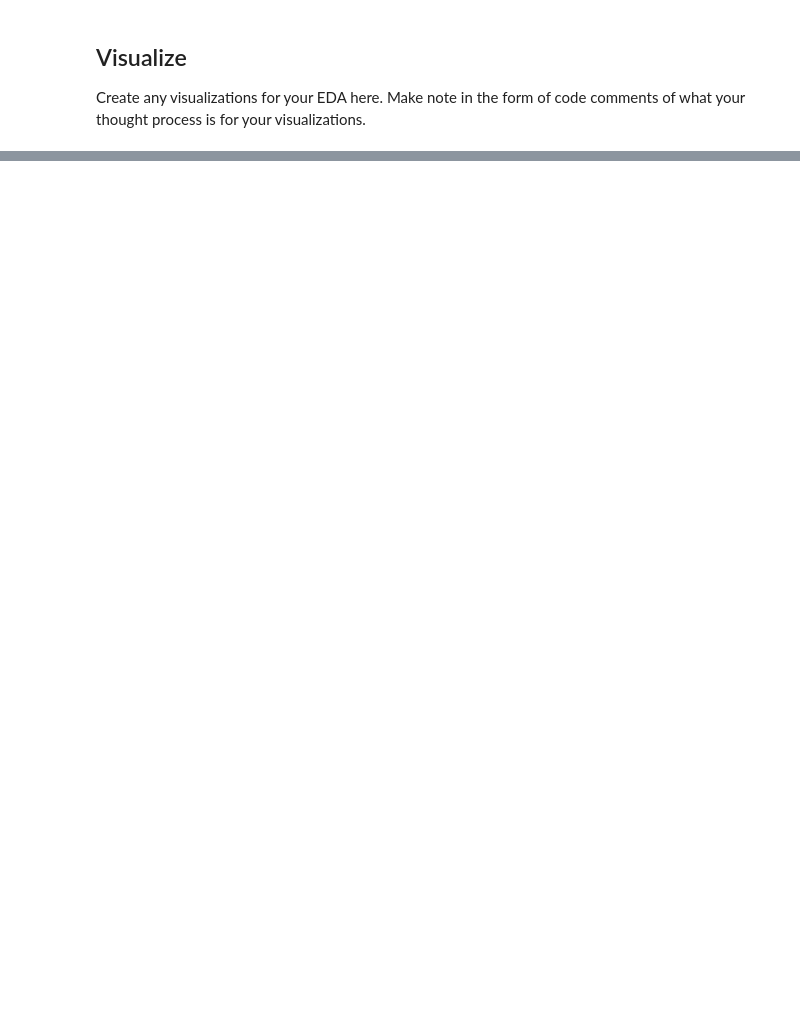
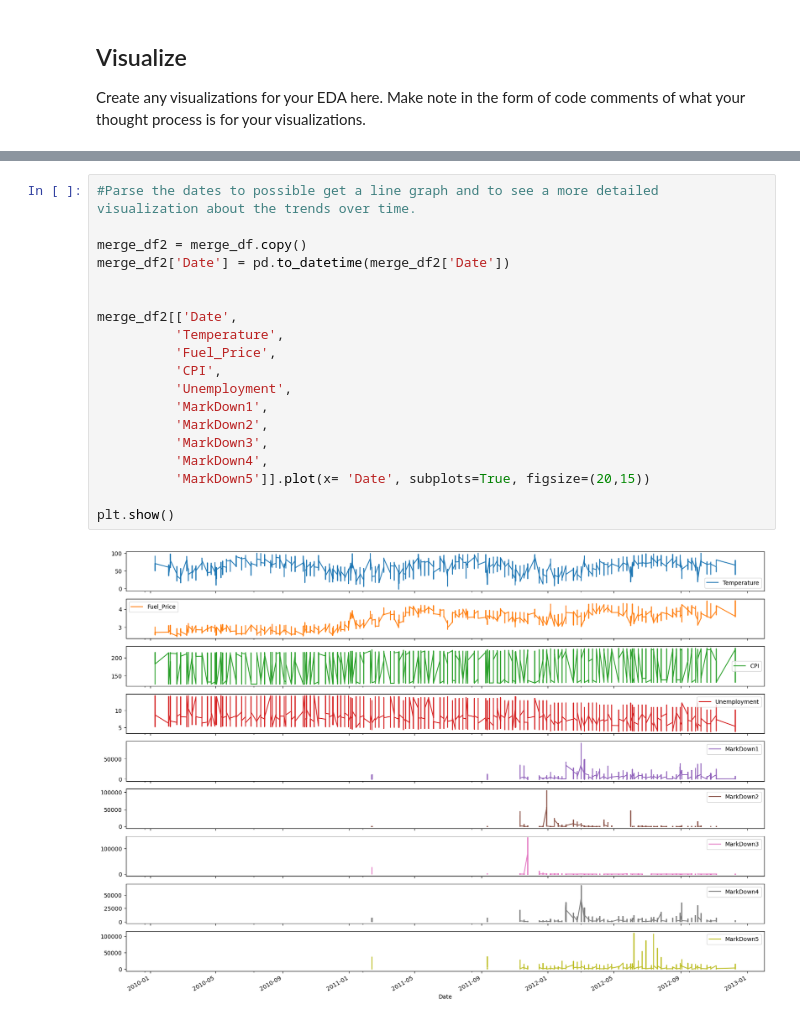
Before and after one commit to Oceyaunna/Retail-Data-Analysis, a Jupyter notebook: Checkpoint 2: EDA/checkpoint-two.ipynb, the cells around one changed output, grey strips where cells are left out. Drawn from its saved outputs; the diff is of its cells as text; blank space fills up the shorter version.

```diff
--- a/Checkpoint 2: EDA/checkpoint-two.ipynb
+++ b/Checkpoint 2: EDA/checkpoint-two.ipynb
@@ -168,3 +247,24 @@ plt.show()
+# %%
+#Parse the dates to possible get a line graph and to see a more detailed visualization about the trends over time.
+
+merge_df2 = merge_df.copy()
+merge_df2['Date'] = pd.to_datetime(merge_df2['Date'])
+
+
+merge_df2[['Date',
+          'Temperature',
+          'Fuel_Price',
+          'CPI',
+          'Unemployment',
+          'MarkDown1',
+          'MarkDown2',
+          'MarkDown3',
+          'MarkDown4',
+          'MarkDown5']].plot(x= 'Date', subplots=True, figsize=(20,15))
+
+plt.show()
+# %% [output]
+[figure, added]
 # %% [markdown]
 ## Summarize Your Results
 
```
Also changed, not shown: parts of 27 cells of this notebook.
